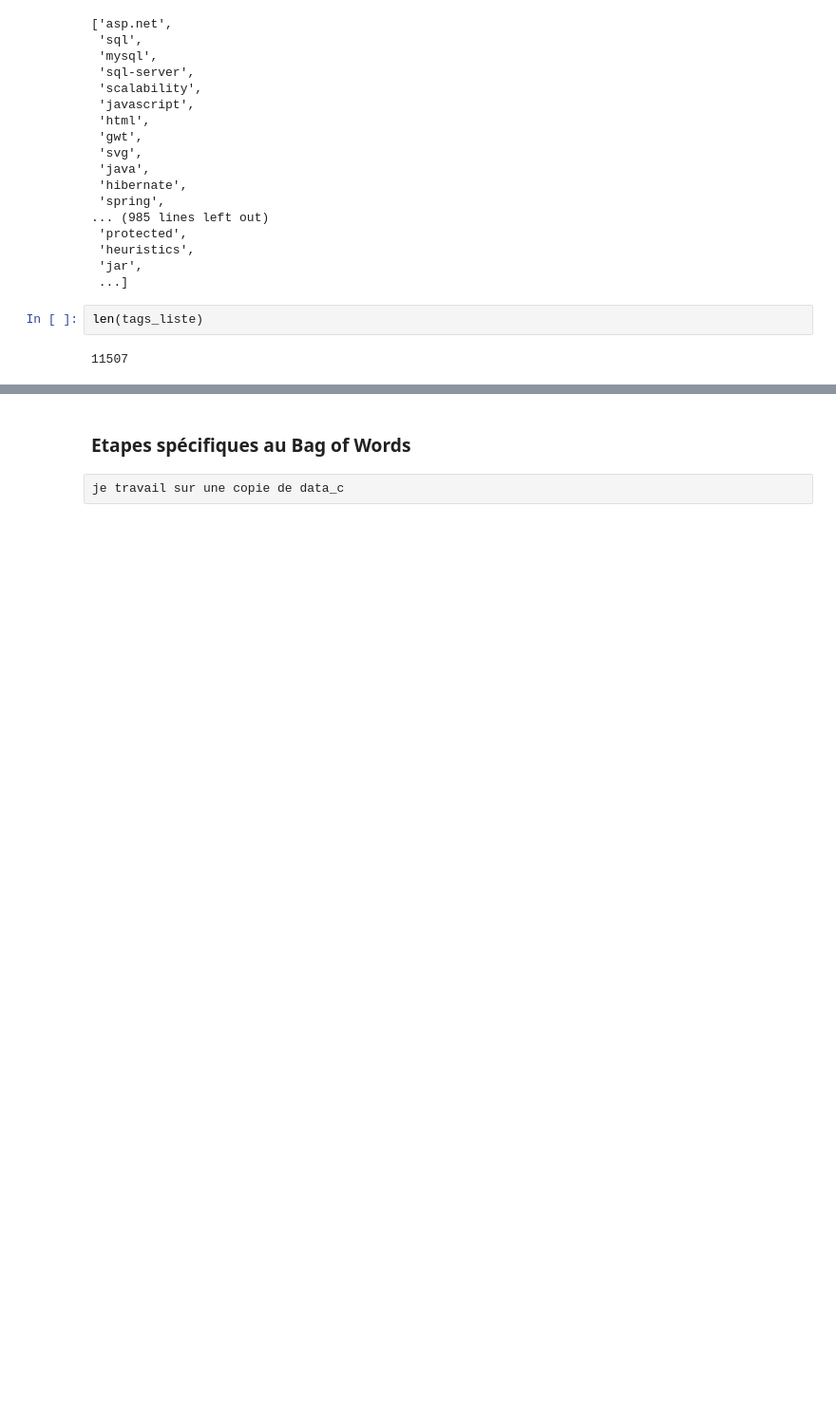
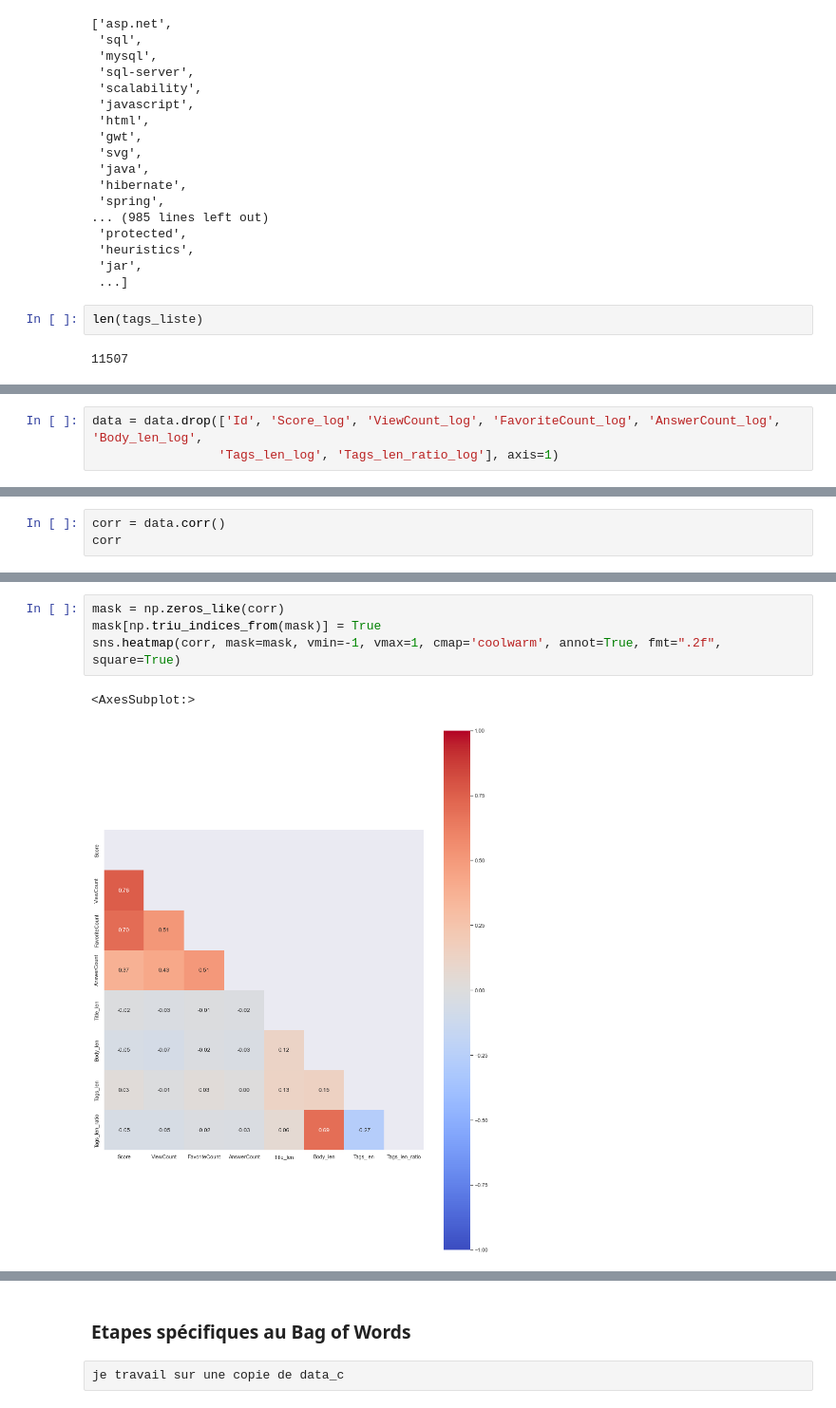
Before and after one commit to nromari/Categoriser-automatiquement-des-questions, a Jupyter notebook: P5_exploration_et_nettoyage.ipynb, the cells around one changed output, grey strips where cells are left out. Shown at 95% size. Drawn from its saved outputs; the diff is of its cells as text; blank space fills up the shorter version.

```diff
--- a/P5_exploration_et_nettoyage.ipynb
+++ b/P5_exploration_et_nettoyage.ipynb
@@ -758,0 +779,3 @@ print(len(tags_liste))
+# %%
+data = data.drop(['Id', 'Score_log', 'ViewCount_log', 'FavoriteCount_log', 'AnswerCount_log', 'Body_len_log',
+                 'Tags_len_log', 'Tags_len_ratio_log'], axis=1)
@@ -758,0 +804,3 @@ print(len(tags_liste))
+# %%
+corr = data.corr()
+corr
@@ -758,0 +817,7 @@ print(len(tags_liste))
+# %%
+mask = np.zeros_like(corr)
+mask[np.triu_indices_from(mask)] = True
+sns.heatmap(corr, mask=mask, vmin=-1, vmax=1, cmap='coolwarm', annot=True, fmt=".2f", square=True)
+# %% [output]
+<AxesSubplot:>
+[figure, added]
```
Also changed, not shown: parts of 133 cells of this notebook.
